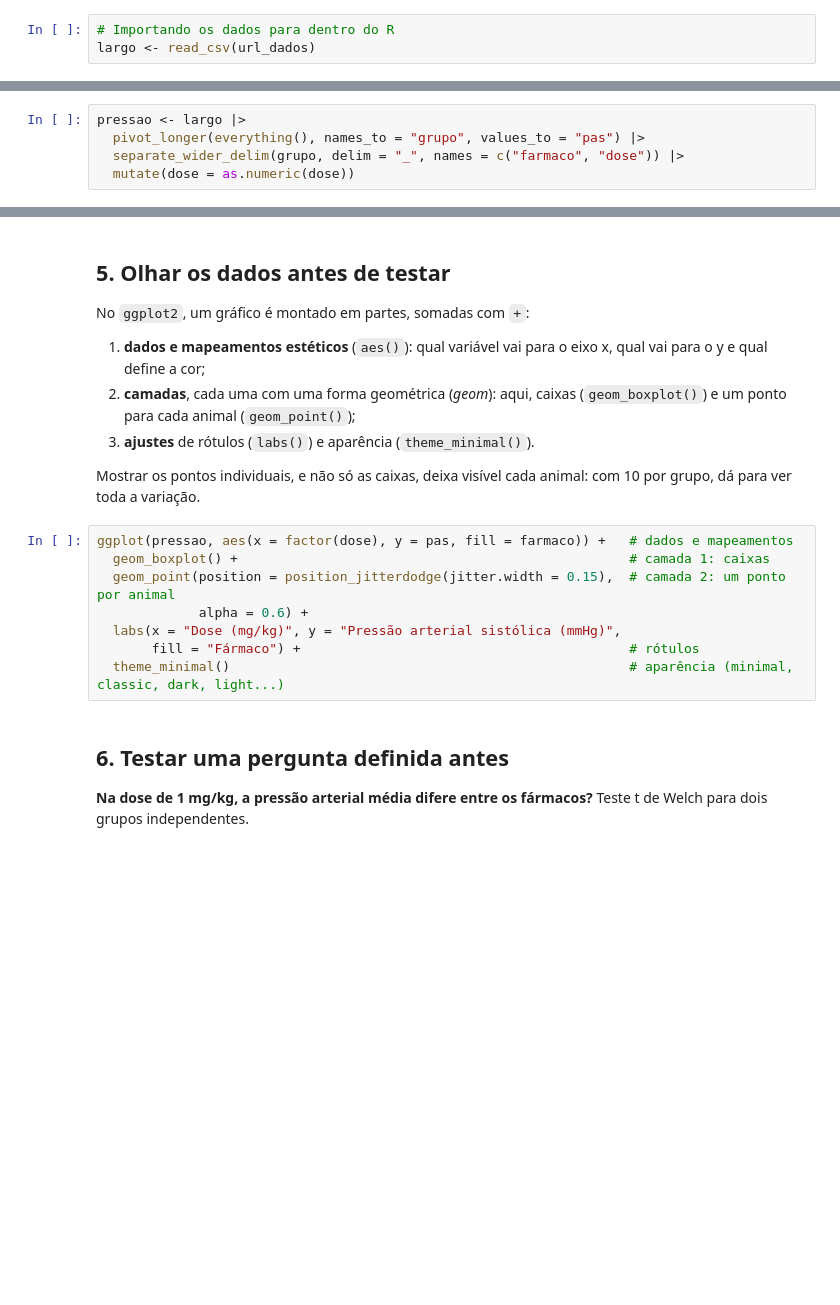
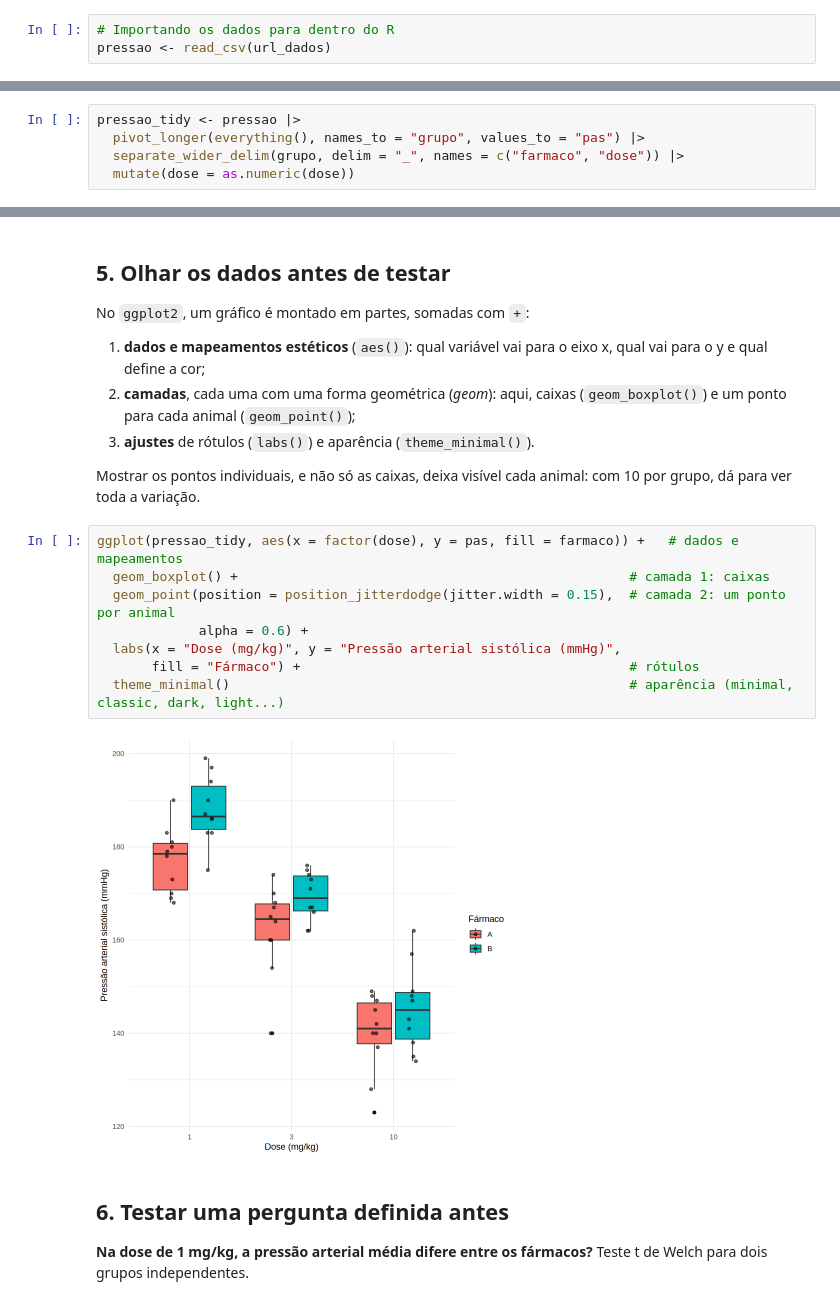
Before and after one commit to gavieira/workshop-reprodutibilidade, a Jupyter notebook: notebooks/da_planilha_ao_script_amostra.ipynb, the cells around one changed output, grey strips where cells are left out. Saved outputs shown, nothing was run; the diff lists cells and outputs as text; blank space fills up the shorter version.

```diff
--- a/notebooks/da_planilha_ao_script_amostra.ipynb
+++ b/notebooks/da_planilha_ao_script_amostra.ipynb
@@ -45,3 +45,3 @@ url_dados
 # %%
 # Importando os dados para dentro do R
-largo <- read_csv(url_dados)
+pressao <- read_csv(url_dados)
@@ -63,7 +85,7 @@ Arrumar a tabela à mão, copiando e colando, funciona, mas não deixa registro
 2. `separate_wider_delim()`: separa esse nome em fármaco e dose;
 3. `mutate()`: transforma a dose em número.
 # %%
-pressao <- largo |>
+pressao_tidy <- pressao |>
   pivot_longer(everything(), names_to = "grupo", values_to = "pas") |>
   separate_wider_delim(grupo, delim = "_", names = c("farmaco", "dose")) |>
   mutate(dose = as.numeric(dose))
@@ -92,13 +144,15 @@ No `ggplot2`, um gráfico é montado em partes, somadas com `+`:
 
 Mostrar os pontos individuais, e não só as caixas, deixa visível cada animal: com 10 por grupo, dá para ver toda a variação.
 # %%
-ggplot(pressao, aes(x = factor(dose), y = pas, fill = farmaco)) +   # dados e mapeamentos
+ggplot(pressao_tidy, aes(x = factor(dose), y = pas, fill = farmaco)) +   # dados e mapeamentos
   geom_boxplot() +                                                  # camada 1: caixas
   geom_point(position = position_jitterdodge(jitter.width = 0.15),  # camada 2: um ponto por animal
              alpha = 0.6) +
   labs(x = "Dose (mg/kg)", y = "Pressão arterial sistólica (mmHg)",
        fill = "Fármaco") +                                          # rótulos
   theme_minimal()                                                   # aparência (minimal, classic, dark, light...)
+# %% [output]
+[figure, added]
 # %% [markdown]
 ## 6. Testar uma pergunta definida antes
 **Na dose de 1 mg/kg, a pressão arterial média difere entre os fármacos?** Teste t de Welch para dois grupos independentes.
```
Also changed, not shown: parts of 11 cells of this notebook.
